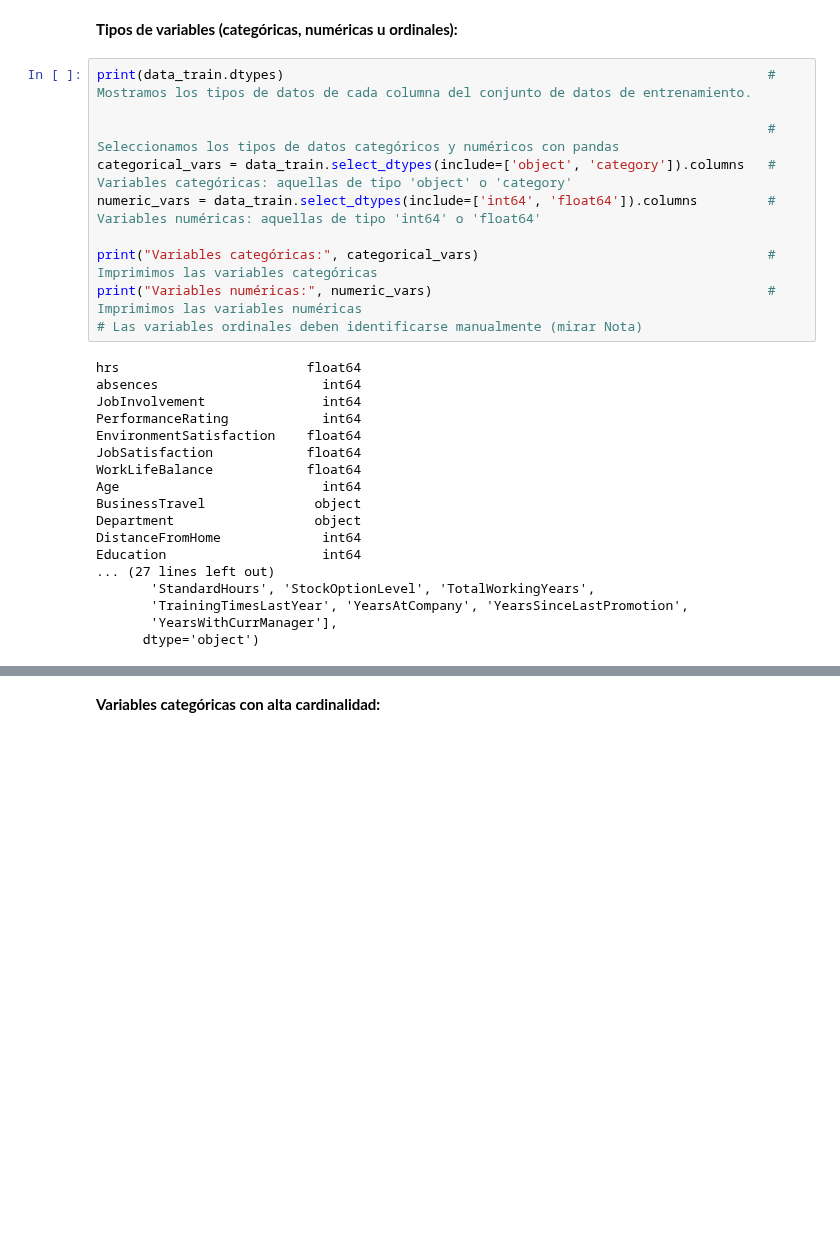
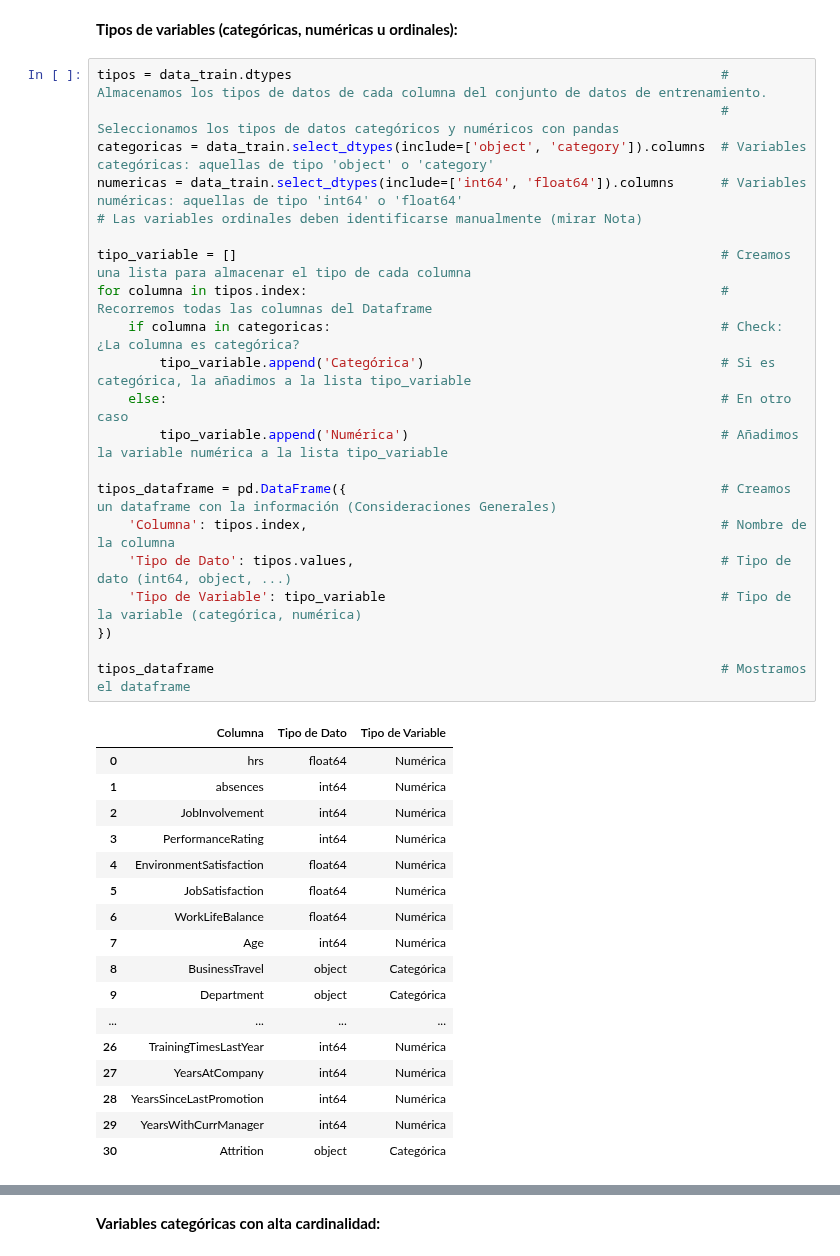
Before and after one commit to kevinMGII/Grupo7-Practica1, a Jupyter notebook: Grupo7_Practica1.ipynb, the cells around one changed output, grey strips where cells are left out. Drawn from its saved outputs; the diff is of its cells as text; blank space fills up the shorter version.

```diff
--- a/Grupo7_Practica1.ipynb
+++ b/Grupo7_Practica1.ipynb
@@ -54,31 +50,42 @@ El conjunto de datos con el que vamos a llevar a cabo esta práctica está forma
 # %% [markdown]
 **Tipos de variables (categóricas, numéricas u ordinales):**
 # %%
-print(data_train.dtypes)                                                              # Mostramos los tipos de datos de cada columna del conjunto de datos de entrenamiento.
+tipos = data_train.dtypes                                                       # Almacenamos los tipos de datos de cada columna del conjunto de datos de entrenamiento.
+                                                                                # Seleccionamos los tipos de datos categóricos y numéricos con pandas
+categoricas = data_train.select_dtypes(include=['object', 'category']).columns  # Variables categóricas: aquellas de tipo 'object' o 'category'
+numericas = data_train.select_dtypes(include=['int64', 'float64']).columns      # Variables numéricas: aquellas de tipo 'int64' o 'float64'
+# Las variables ordinales deben identificarse manualmente (mirar Nota)
 
-                                                                                      # Seleccionamos los tipos de datos categóricos y numéricos con pandas
-categorical_vars = data_train.select_dtypes(include=['object', 'category']).columns   # Variables categóricas: aquellas de tipo 'object' o 'category'
-numeric_vars = data_train.select_dtypes(include=['int64', 'float64']).columns         # Variables numéricas: aquellas de tipo 'int64' o 'float64'
+tipo_variable = []                                                              # Creamos una lista para almacenar el tipo de cada columna
+for columna in tipos.index:                                                     # Recorremos todas las columnas del Dataframe
+    if columna in categoricas:                                                  # Check: ¿La columna es categórica?
+        tipo_variable.append('Categórica')                                      # Si es categórica, la añadimos a la lista tipo_variable
+    else:                                                                       # En otro caso
+        tipo_variable.append('Numérica')                                        # Añadimos la variable numérica a la lista tipo_variable
 
-print("Variables categóricas:", categorical_vars)                                     # Imprimimos las variables categóricas
-print("Variables numéricas:", numeric_vars)                                           # Imprimimos las variables numéricas
-# Las variables ordinales deben identificarse manualmente (mirar Nota)
+tipos_dataframe = pd.DataFrame({                                                # Creamos un dataframe con la información (Consideraciones Generales)
+    'Columna': tipos.index,                                                     # Nombre de la columna
+    'Tipo de Dato': tipos.values,                                               # Tipo de dato (int64, object, ...)
+    'Tipo de Variable': tipo_variable                                           # Tipo de la variable (categórica, numérica)
+})
+
+tipos_dataframe                                                                 # Mostramos el dataframe
 # %% [output]
-hrs                        float64
-absences                     int64
-JobInvolvement               int64
-PerformanceRating            int64
-EnvironmentSatisfaction    float64
-JobSatisfaction            float64
-WorkLifeBalance            float64
-Age                          int64
-BusinessTravel              object
-Department                  object
-DistanceFromHome             int64
-Education                    int64
-... (27 lines left out)
-       'StandardHours', 'StockOptionLevel', 'TotalWorkingYears',
-       'TrainingTimesLastYear', 'YearsAtCompany', 'YearsSinceLastPromotion',
-       'YearsWithCurrManager'],
-      dtype='object')
+|  | Columna | Tipo de Dato | Tipo de Variable |
+| 0 | hrs | float64 | Numérica |
+| 1 | absences | int64 | Numérica |
+| 2 | JobInvolvement | int64 | Numérica |
+| 3 | PerformanceRating | int64 | Numérica |
+| 4 | EnvironmentSatisfaction | float64 | Numérica |
+| 5 | JobSatisfaction | float64 | Numérica |
+| 6 | WorkLifeBalance | float64 | Numérica |
+| 7 | Age | int64 | Numérica |
+| 8 | BusinessTravel | object | Categórica |
+| 9 | Department | object | Categórica |
+| ... | ... | ... | ... |
+| 26 | TrainingTimesLastYear | int64 | Numérica |
+| 27 | YearsAtCompany | int64 | Numérica |
+| 28 | YearsSinceLastPromotion | int64 | Numérica |
+| 29 | YearsWithCurrManager | int64 | Numérica |
+| 30 | Attrition | object | Categórica |
 # %% [markdown]
```
Also changed, not shown: parts of 31 cells of this notebook.
